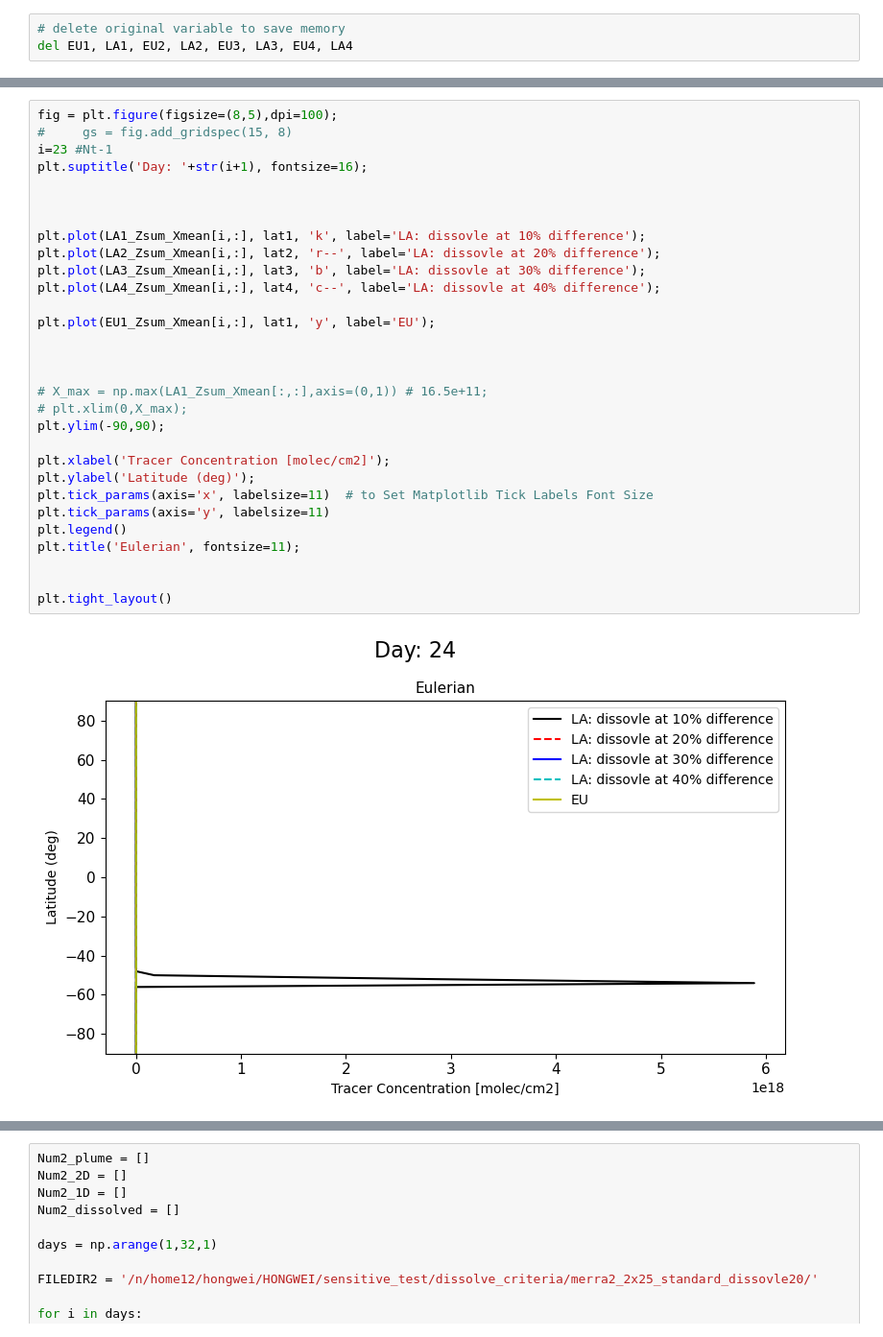
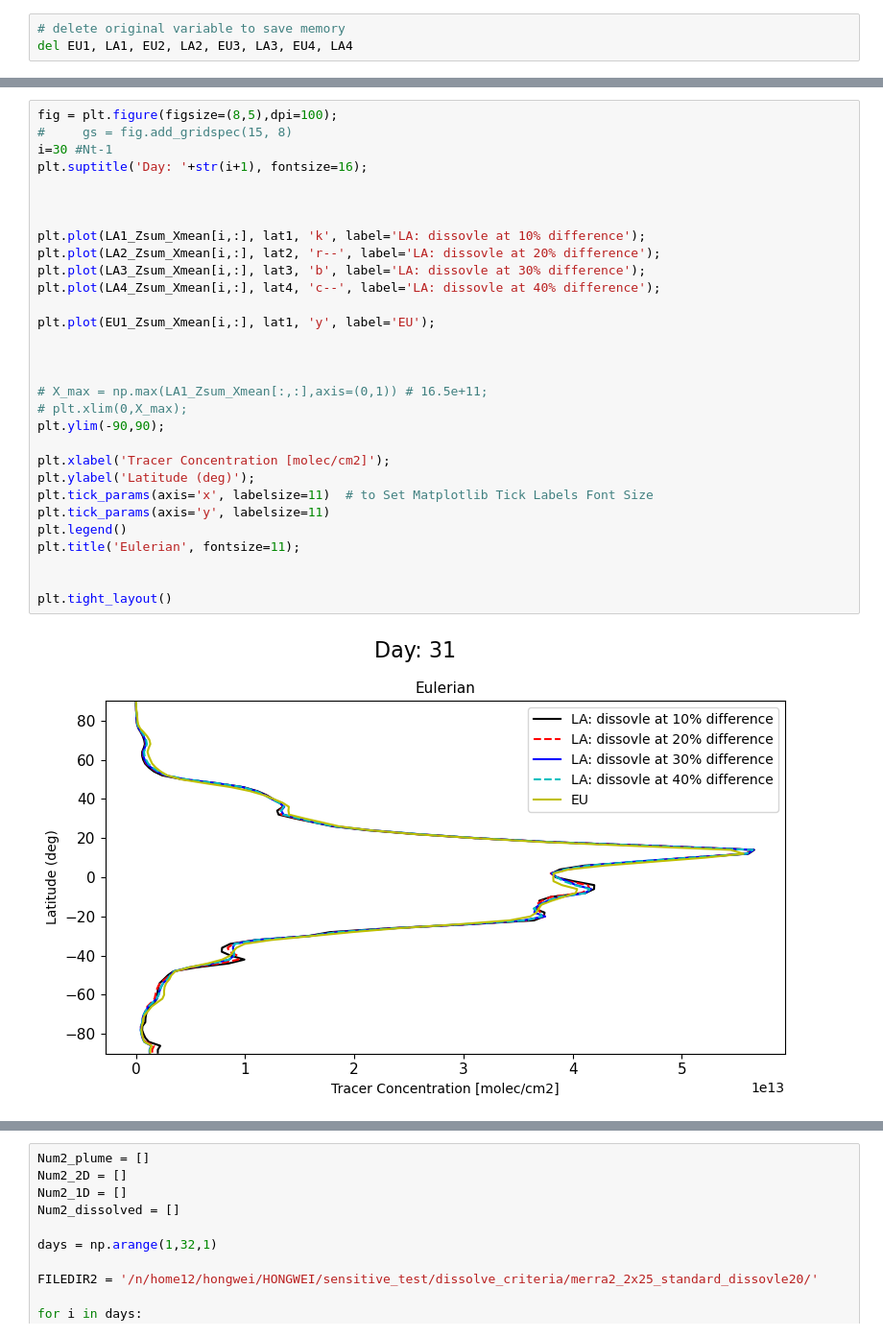
Before and after one commit to hongwei8sun/GEOS-Chem, a Jupyter notebook: Sensitive_dissolve_criteria.ipynb, the cells around one changed output, grey strips where cells are left out. Shown: that part at 96% size. Saved outputs shown, nothing was run; the diff lists cells and outputs as text.

```diff
--- a/Sensitive_dissolve_criteria.ipynb
+++ b/Sensitive_dissolve_criteria.ipynb
@@ -259,35 +254,35 @@ plume model 4*5   = nan
 # %%
 fig = plt.figure(figsize=(8,5),dpi=100);
 #     gs = fig.add_gridspec(15, 8)
-i=23 #Nt-1
+i=30 #Nt-1
 plt.suptitle('Day: '+str(i+1), fontsize=16);
 
 
 
 plt.plot(LA1_Zsum_Xmean[i,:], lat1, 'k', label='LA: dissovle at 10% difference');
 plt.plot(LA2_Zsum_Xmean[i,:], lat2, 'r--', label='LA: dissovle at 20% difference');
 plt.plot(LA3_Zsum_Xmean[i,:], lat3, 'b', label='LA: dissovle at 30% difference');
 plt.plot(LA4_Zsum_Xmean[i,:], lat4, 'c--', label='LA: dissovle at 40% difference');
 
 plt.plot(EU1_Zsum_Xmean[i,:], lat1, 'y', label='EU');
 
 
 
 # X_max = np.max(LA1_Zsum_Xmean[:,:],axis=(0,1)) # 16.5e+11;
 # plt.xlim(0,X_max);
 plt.ylim(-90,90);
 
 plt.xlabel('Tracer Concentration [molec/cm2]');
 plt.ylabel('Latitude (deg)');
 plt.tick_params(axis='x', labelsize=11)  # to Set Matplotlib Tick Labels Font Size
 plt.tick_params(axis='y', labelsize=11)
 plt.legend()
 plt.title('Eulerian', fontsize=11);
 
 
 plt.tight_layout()
 # %% [output]
-[figure, old version]
+[figure, new version]
 # %%
 Num1_plume = []
 Num1_2D = []
```
Also changed, not shown: parts of 3 cells of this notebook, 3 other files.
